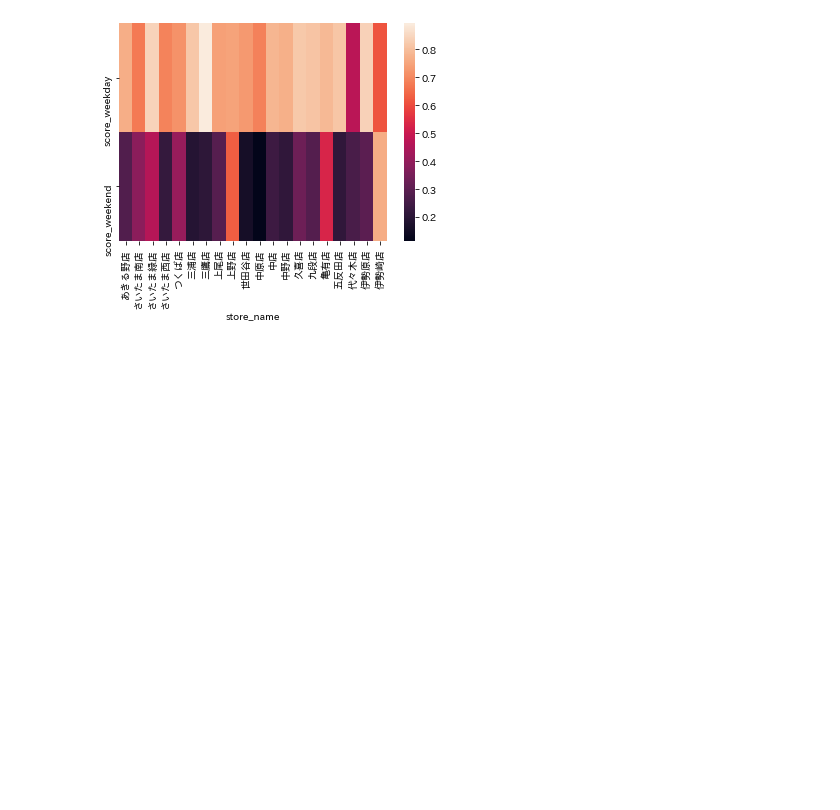
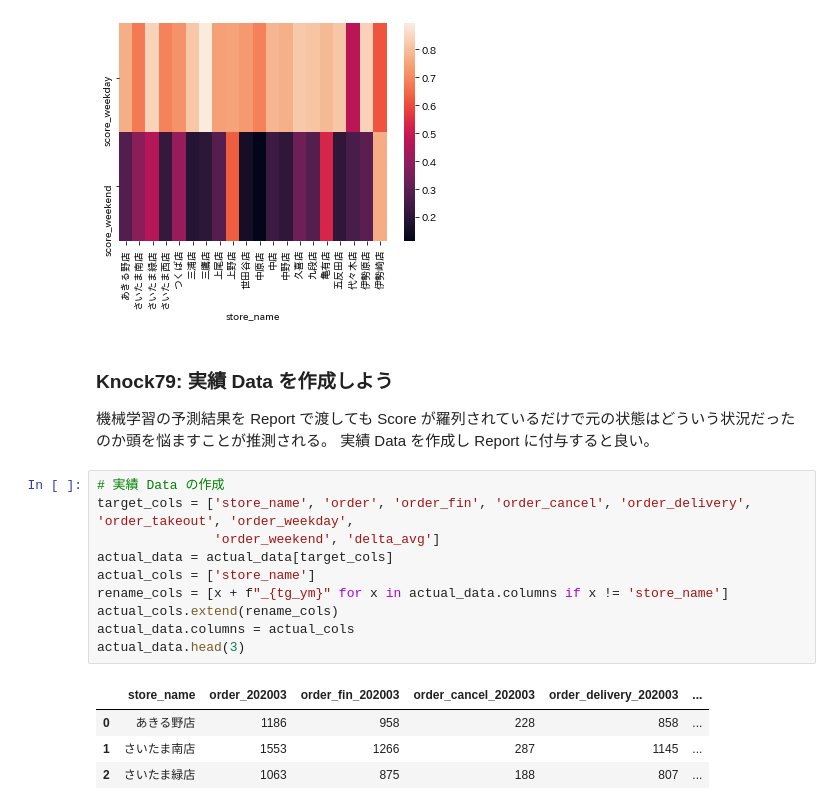
Before and after one commit to 1024xx4/machine_learning_system_100_knocks, a Jupyter notebook: section8/section8.ipynb, the cells around one changed output. Cells and saved outputs as stored; diff of their text form; blank space fills up the shorter version.

Commit message:
Feat: 実績 Data を作成する#15

```diff
--- a/section8/section8.ipynb
+++ b/section8/section8.ipynb
@@ -264,3 +264,22 @@ sns.heatmap(pred_viz[:20].T)
 # %% [output]
 <AxesSubplot:xlabel='store_name'>
 [figure]
+# %% [markdown]
+### Knock79: 実績 Data を作成しよう
+機械学習の予測結果を Report で渡しても Score が羅列されているだけで元の状態はどういう状況だったのか頭を悩ますことが推測される。
+実績 Data を作成し Report に付与すると良い。
+# %%
+# 実績 Data の作成
+target_cols = ['store_name', 'order', 'order_fin', 'order_cancel', 'order_delivery', 'order_takeout', 'order_weekday',
+               'order_weekend', 'delta_avg']
+actual_data = actual_data[target_cols]
+actual_cols = ['store_name']
+rename_cols = [x + f"_{tg_ym}" for x in actual_data.columns if x != 'store_name']
+actual_cols.extend(rename_cols)
+actual_data.columns = actual_cols
+actual_data.head(3)
+# %% [output]
+|  | store_name | order_202003 | order_fin_202003 | order_cancel_202003 | order_delivery_202003 | ... |
+| 0 | あきる野店 | 1186 | 958 | 228 | 858 | ... |
+| 1 | さいたま南店 | 1553 | 1266 | 287 | 1145 | ... |
+| 2 | さいたま緑店 | 1063 | 875 | 188 | 807 | ... |
```
